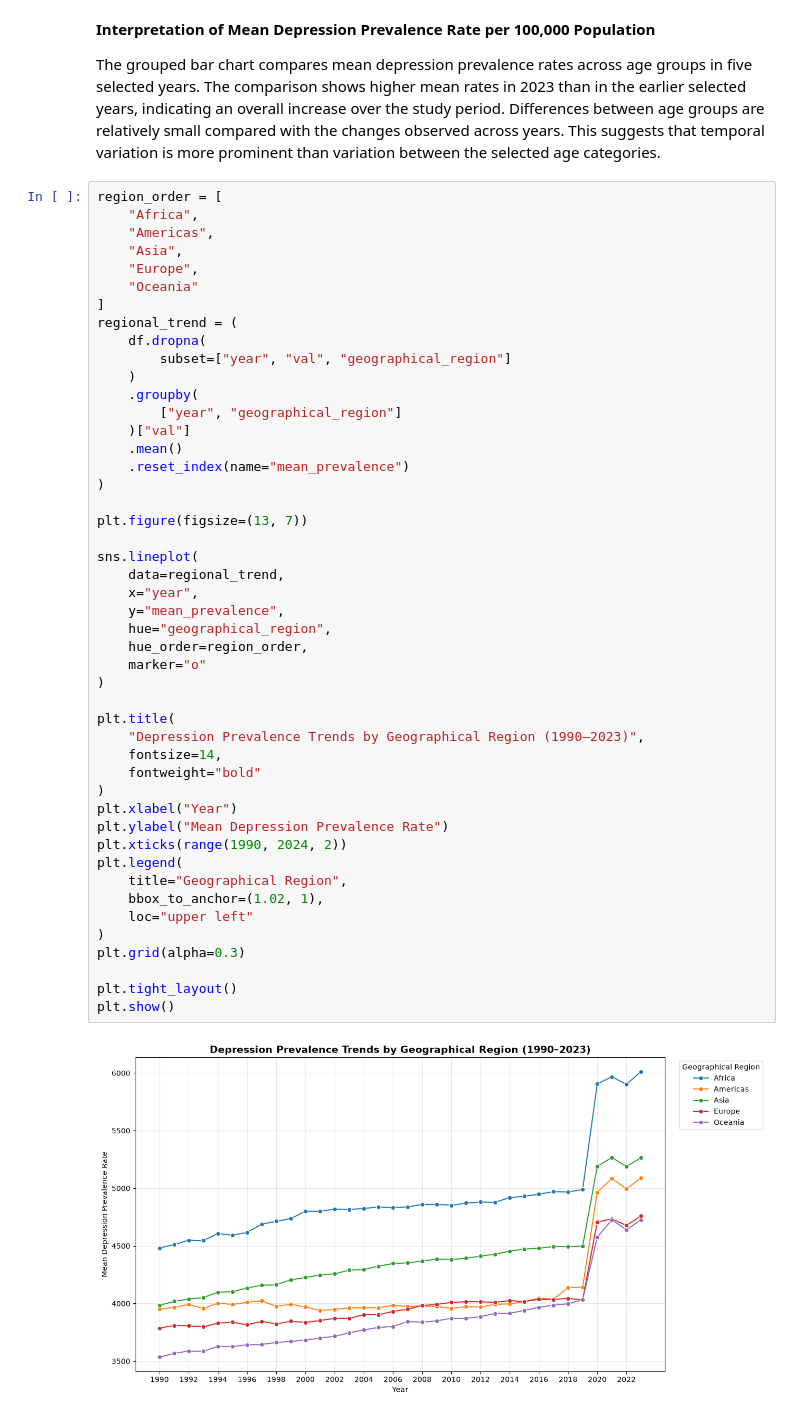
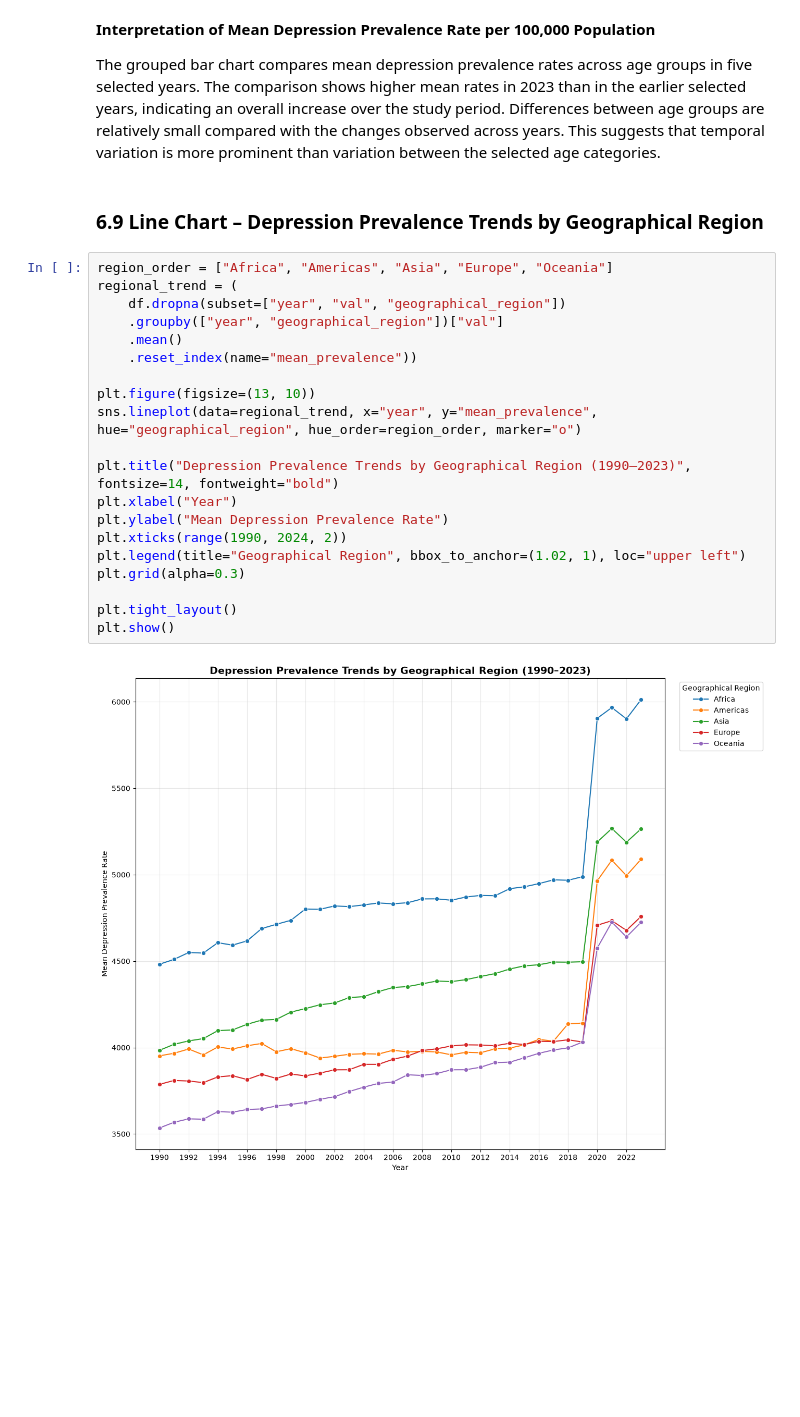
Before and after one commit to thaninnada/Statistical_Techniques_Sep2026, a Jupyter notebook: CA2_Stats_for_Data_Analytics/2026782_CA2_IHME_Global_Depression_Prevalence_OlderAdults.ipynb, the cells around one changed output. Saved outputs shown, nothing was run; the diff lists cells and outputs as text; blank space fills up the shorter version.

```diff
--- a/CA2_Stats_for_Data_Analytics/2026782_CA2_IHME_Global_Depression_Prevalence_OlderAdults.ipynb
+++ b/CA2_Stats_for_Data_Analytics/2026782_CA2_IHME_Global_Depression_Prevalence_OlderAdults.ipynb
@@ -1419,53 +1142,28 @@ plt.show()
 **Interpretation of Mean Depression Prevalence Rate per 100,000 Population**
 
 The grouped bar chart compares mean depression prevalence rates across age groups in five selected years. The comparison shows higher mean rates in 2023 than in the earlier selected years, indicating an overall increase over the study period. Differences between age groups are relatively small compared with the changes observed across years. This suggests that temporal variation is more prominent than variation between the selected age categories.
+# %% [markdown]
+### 6.9 Line Chart – Depression Prevalence Trends by Geographical Region
 # %%
-region_order = [
-    "Africa",
-    "Americas",
-    "Asia",
-    "Europe",
-    "Oceania"
-]
+region_order = ["Africa", "Americas", "Asia", "Europe", "Oceania"]
 regional_trend = (
-    df.dropna(
-        subset=["year", "val", "geographical_region"]
-    )
-    .groupby(
-        ["year", "geographical_region"]
-    )["val"]
+    df.dropna(subset=["year", "val", "geographical_region"])
+    .groupby(["year", "geographical_region"])["val"]
     .mean()
-    .reset_index(name="mean_prevalence")
-)
+    .reset_index(name="mean_prevalence"))
 
-plt.figure(figsize=(13, 7))
+plt.figure(figsize=(13, 10))
+sns.lineplot(data=regional_trend, x="year", y="mean_prevalence", hue="geographical_region", hue_order=region_order, marker="o")
 
-sns.lineplot(
-    data=regional_trend,
-    x="year",
-    y="mean_prevalence",
-    hue="geographical_region",
-    hue_order=region_order,
-    marker="o"
-)
-
-plt.title(
-    "Depression Prevalence Trends by Geographical Region (1990–2023)",
-    fontsize=14,
-    fontweight="bold"
-)
+plt.title("Depression Prevalence Trends by Geographical Region (1990–2023)", fontsize=14, fontweight="bold")
 plt.xlabel("Year")
 plt.ylabel("Mean Depression Prevalence Rate")
 plt.xticks(range(1990, 2024, 2))
-plt.legend(
-    title="Geographical Region",
-    bbox_to_anchor=(1.02, 1),
-    loc="upper left"
-)
+plt.legend(title="Geographical Region", bbox_to_anchor=(1.02, 1), loc="upper left")
 plt.grid(alpha=0.3)
 
 plt.tight_layout()
 plt.show()
 # %% [output]
-[figure, old version]
+[figure, new version]
 # %%
```
Also changed, not shown: parts of 79 cells of this notebook.
